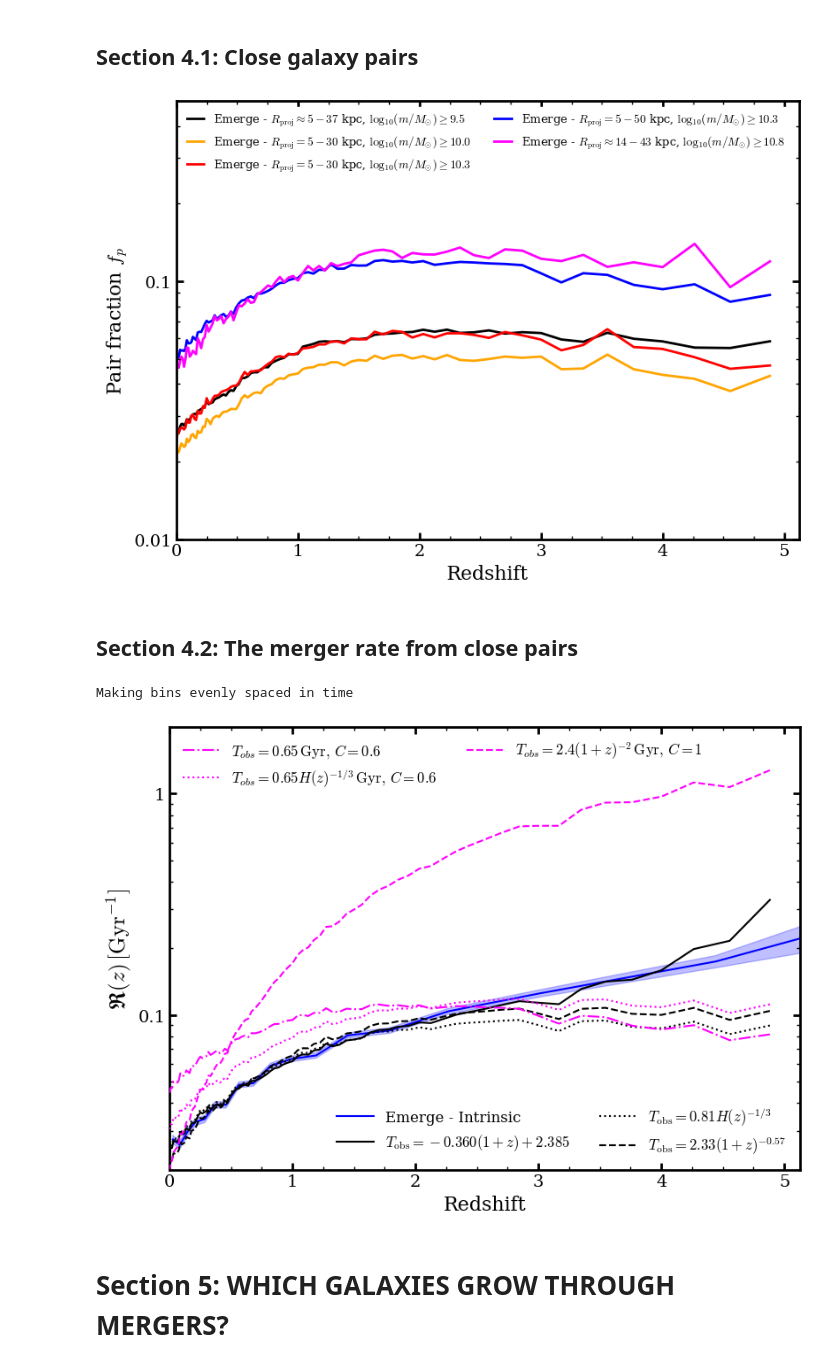
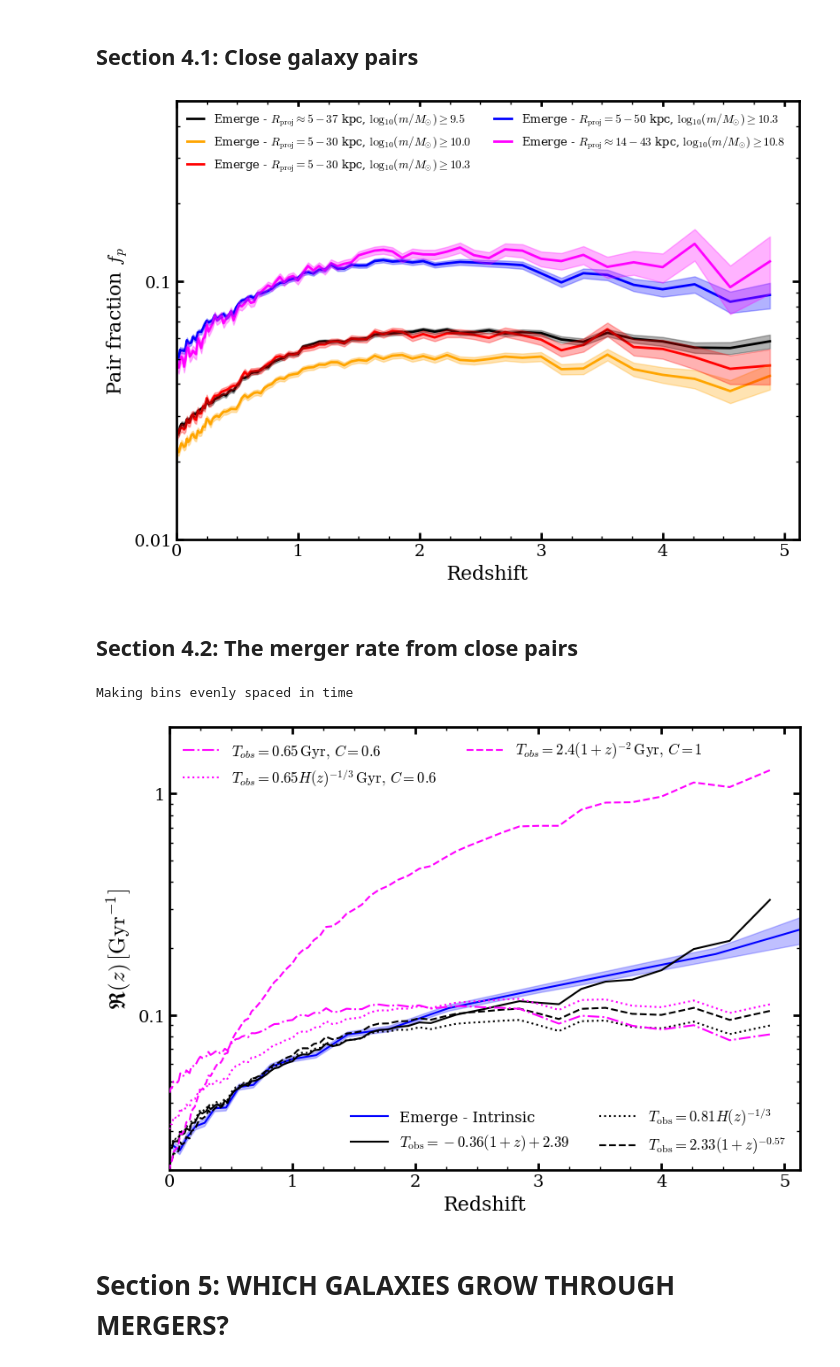
Before and after one commit to jaoleary/2001.02687, a Jupyter notebook: 2001.02687.ipynb, the cells around one changed output. Drawn from its saved outputs; the diff is of its cells as text; code cells hidden in the pictures.

```diff
--- a/2001.02687.ipynb
+++ b/2001.02687.ipynb
@@ -73,9 +77,9 @@ plt.rcParams.update({'axes.linewidth' : 2,
 ### IMPORT DATA
 # %%
 # First we need to import galaxy/halo merger trees. This is a bulk import and is pretty memory heavy. You can do this piecemeal if necessary....or work with a smaller/less resolved simulation.
-P200 = gb.Universe(param_path = '../../Programs/emerge/parameterfiles/P200.param', sim_type = 'emerge', include=['trees', 'mergers'])
+P200 = gb.Universe(param_path = '../../Programs/emerge-dev/parameterfiles/P200.param', sim_type = 'emerge', include=['statistics', 'trees', 'mergers'])
 # This next line on only needs to be run once, the merger lists are subseqently saved and can be reimported by adding `mergers` to the include argument of `Universe`.
-P200.add_galaxy_mergers(source='trees', save=True, enforce_mass_threshold=False, desc_mass_correction=True, dropna=False) # desc_mass correction is expensive for little gain. setting it false should speed up this step considerably
+#P200.add_galaxy_mergers(source='trees', save=True, enforce_mass_threshold=False, desc_mass_correction=True, dropna=False) # desc_mass correction is expensive for little gain. setting it false should speed up this step considerably
 
 # these two are only needed if you want to compute the halo merger rates in section 2.
 #200.add_halo_trees()
@@ -83,4 +87,7 @@ P200.add_galaxy_mergers(source='trees', save=True, enforce_mass_threshold=False,
 
 # Using a sorted index makes searching trees much faster
 P200.galaxy.sort_index()
+
+# optinally set a directory to save figures
+P200.add_figdir(P200.out_dir+'/2001.02687/')
 # %% [output]
@@ -679,40 +971,63 @@ kn=1
 #min_mstar = 9.5
 pairs = pd.read_hdf('./pair_counts.h5', key='P1')
 ax.plot(pairs['redshift'], (pairs['rp:36']-pairs['rp:4'])/pairs['N_gal'],color='black', ls='-', lw=2, zorder=0)
+Np = (pairs['rp:36']-pairs['rp:4'])
+yu = (Np+Np/np.sqrt(Np))/pairs['N_gal']
+yd = (Np-Np/np.sqrt(Np))/pairs['N_gal']
+ax.fill_between(pairs['redshift'],yu,yd,alpha=0.3, color='black')
 
 #min_mstar = 10
 pairs = pd.read_hdf('./pair_counts.h5', key='P3')
 ax.plot(pairs['redshift'], (pairs['rp:30']-pairs['rp:5'])/pairs['N_gal'],color='orange', ls='-', lw=2, zorder=0)
+Np = (pairs['rp:30']-pairs['rp:5'])
+yu = (Np+Np/np.sqrt(Np))/pairs['N_gal']
+yd = (Np-Np/np.sqrt(Np))/pairs['N_gal']
+ax.fill_between(pairs['redshift'],yu,yd,alpha=0.3, color='orange')
 
 #min_mstar = 10.3
 pairs = pd.read_hdf('./pair_counts.h5', key='P4')
 ax.plot(pairs['redshift'], (pairs['rp:30']-pairs['rp:5'])/pairs['N_gal'],color='red', ls='-',lw=2, zorder=0)
+Np = (pairs['rp:30']-pairs['rp:5'])
+yu = (Np+Np/np.sqrt(Np))/pairs['N_gal']
+yd = (Np-Np/np.sqrt(Np))/pairs['N_gal']
+ax.fill_between(pairs['redshift'],yu,yd,alpha=0.3, color='red')
+
 ax.plot(pairs['redshift'], (pairs['rp:50']-pairs['rp:5'])/pairs['N_gal'],color='blue', lw=2, zorder=0)
-
+Np = (pairs['rp:50']-pairs['rp:5'])
+yu = (Np+Np/np.sqrt(Np))/pairs['N_gal']
+yd = (Np-Np/np.sqrt(Np))/pairs['N_gal']
+ax.fill_between(pairs['redshift'],yu,yd,alpha=0.3, color='blue')
 
 #min_mstar = 10.8
 max_mass = np.inf
 pairs = pd.read_hdf('./pair_counts.h5', key='P5')
 ax.plot(pairs['redshift'], (pairs['rp:43']-pairs['rp:14'])/pairs['N_gal'],color='magenta', ls='-', lw=2, zorder=0)
+Np = (pairs['rp:43']-pairs['rp:14'])
+yu = (Np+Np/np.sqrt(Np))/pairs['N_gal']
+yd = (Np-Np/np.sqrt(Np))/pairs['N_gal']
+ax.fill_between(pairs['redshift'],yu,yd,alpha=0.3, color='magenta')
 
 
 ax.set_yscale('log')
 
 handles, labels = ax.get_legend_handles_labels()
 handles = [h[0] if isinstance(h, container.ErrorbarContainer) else h for h in handles]
 
 emergeA = Line2D([0], [0], color='black', lw = 2, ls='-', label = 'Emerge - $R_{\mathrm{proj}} \\approx 5-37$ kpc, '+'$\log_{10}(m/M_{\odot}) \geq 9.5$')
 emergeD = Line2D([0], [0], color='orange', lw = 2, ls='-', label = 'Emerge - $R_{\mathrm{proj}} = 5-30$ kpc, '+'$\log_{10}(m/M_{\odot}) \geq 10.0$')
 emergeB = Line2D([0], [0], color='red', lw = 2, ls='-', label = 'Emerge - $R_{\mathrm{proj}} = 5-30$ kpc, '+'$\log_{10}(m/M_{\odot}) \geq 10.3$')
 emergeC = Line2D([0], [0], color='blue', lw = 2, ls='-', label = 'Emerge - $R_{\mathrm{proj}} = 5-50$ kpc, '+'$\log_{10}(m/M_{\odot}) \geq 10.3$')
 emergeF = Line2D([0], [0], color='magenta', lw = 2, ls='-', label = 'Emerge - $R_{\mathrm{proj}} \\approx 14-43$ kpc, '+'$\log_{10}(m/M_{\odot}) \geq 10.8$')
 
 ax.legend(handles = [emergeA, emergeD, emergeB, emergeC, emergeF], ncol = 2, handlelength=1.5, frameon=True, fontsize=9.5, loc='upper left', facecolor='white', edgecolor='white', framealpha=1)
 ax.set_ylim(0.01, 0.5)
 ax.yaxis.set_major_formatter(ticker.FuncFormatter(lambda y,pos: ('{{:.{:1d}f}}'.format(int(np.maximum(-np.log10(y),0)))).format(y)))
+
+#P200.savefig('pair_fraction.pdf',bbox_inches='tight')
+
 plt.show()
 # %% [output]
-[figure, old version]
+[figure, new version]
 # %% [markdown]
 ## Section 4.2: The merger rate from close pairs
 # %%
@@ -765,7 +1080,7 @@ fp = (pairs['rp:50']-pairs['rp:5'])/pairs['N_gal']
 
 # BEST FIT
 Tobs = line(pairs['redshift']+1,-0.360,2.385)
-ax.plot(pairs['redshift'], fp/Tobs, '-', color='black', label='$T_{\mathrm{obs}} = -0.360(1+z)+2.385$',zorder=11)
+ax.plot(pairs['redshift'], fp/Tobs, '-', color='black', label='$T_{\mathrm{obs}} = -0.36(1+z)+2.39$',zorder=11)
 
 Tobs = 0.81*((P200.cosmology.H(pairs['redshift']).value*apunits.km.to(apunits.Mpc, 1)/apunits.s.to(apunits.Gyr, 1))**(-1/3))
 ax.plot(pairs['redshift'], fp/Tobs, ':', color='black', label='$T_{\mathrm{obs}} = 0.81H(z)^{-1/3}$',zorder=11)
@@ -796,7 +1111,7 @@ ax.yaxis.set_major_formatter(ticker.FuncFormatter(lambda y,pos: ('{{:.{:1d}f}}'.
 plt.show()
 # %% [output]
 Making bins evenly spaced in time
-[figure, old version]
+[figure, new version]
 # %% [markdown]
 # Section 5: WHICH GALAXIES GROW THROUGH MERGERS?
 # %% [markdown]
```
Also changed, not shown: parts of 18 cells of this notebook.
